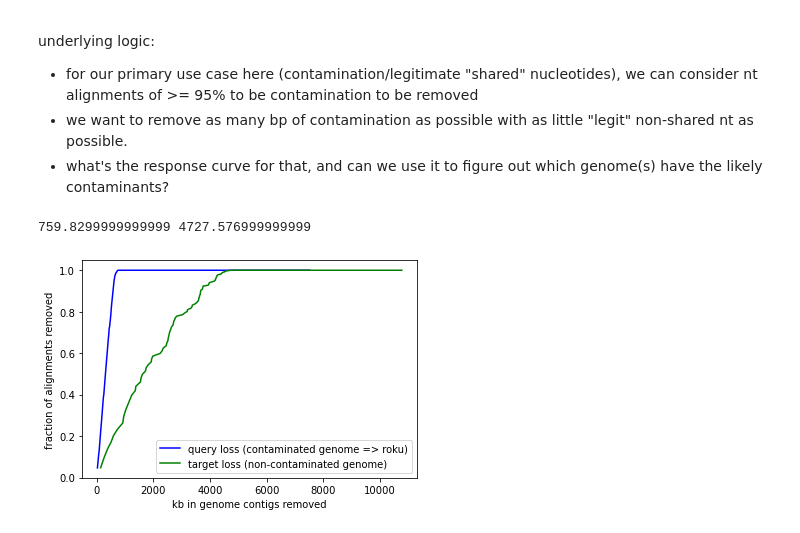
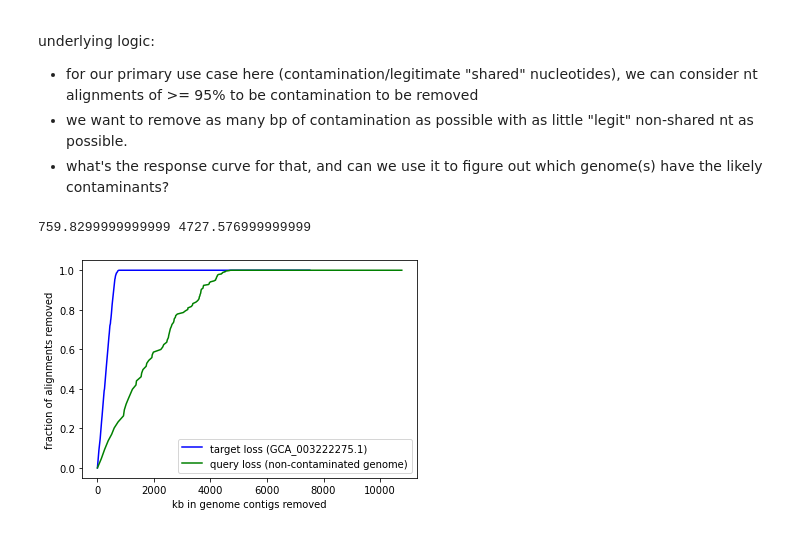
Before and after one commit to ctb/2020-stacked-dot-plots, a Jupyter notebook: single-genome-report.ipynb, the cells around one changed output. Saved outputs shown, nothing was run; the diff lists cells and outputs as text; code cells hidden in the pictures.

Commit message:
integrate response curve stuff, alignplot stuff

```diff
--- a/single-genome-report.ipynb
+++ b/single-genome-report.ipynb
@@ -61,7 +61,8 @@ running nucmer & show-coords for ./genomes/GCA_003220225.1_ASM322022v1_genomic.f
 shared w/Candidatus Rokubacteria bacterium: 640.9kb
 [figure]
 # %%
-#dotplot = StackedDotPlot('GCA_003222275.1',
-#                         ['GCA_003222275.1',],
-#                         'list.csv', './genomes')
-#_ = dotplot()
+if 1:
+    dotplot = StackedDotPlot('GCA_003222275.1',
+                         ['GCA_003222275.1',],
+                         'list.csv', './genomes', use_mashmap=False)
+    _ = dotplot()
@@ -227,22 +85,17 @@ x, y, _ = investigate_target_regions(dotplot, t_acc)
 # %%
-# worry about duplicate bad kb
 t_acc = dotplot.t_acc_list[0]
-x, y, sat1 = investigate_target_regions(dotplot, t_acc)
+x, y, sat1 = dotplot.target_response_curve(t_acc)
 
-#t_acc = dotplot2.t_acc_list[0]
-#x2, y2, sat2 = investigate_target_regions(dotplot2, t_acc)
+x3, y3, sat3 = dotplot.query_response_curve()
 
-x3, y3, sat3 = investigate_query_regions(dotplot)
-
-plt.plot(x, y / max(y), 'b-', label='query loss (contaminated genome => roku)')
-plt.plot(x3, y3 / max(y3), 'g-', label='target loss (non-contaminated genome)')
-
+plt.plot(x, y / max(y), 'b-', label=f'target loss ({t_acc})')
+plt.plot(x3, y3 / max(y3), 'g-', label='query loss (non-contaminated genome)')
 
 plt.xlabel('kb in genome contigs removed')
 plt.ylabel('fraction of alignments removed')
 plt.legend(loc='lower right')
 plt.savefig('/tmp/acido-target.png')
-print(sat1, sat2)
+#print(sat1, sat2)
 # %% [output]
 759.8299999999999 4727.576999999999
-[figure, old version]
+[figure, new version]
```
Also changed, not shown: parts of 3 cells of this notebook, 1 other file.
